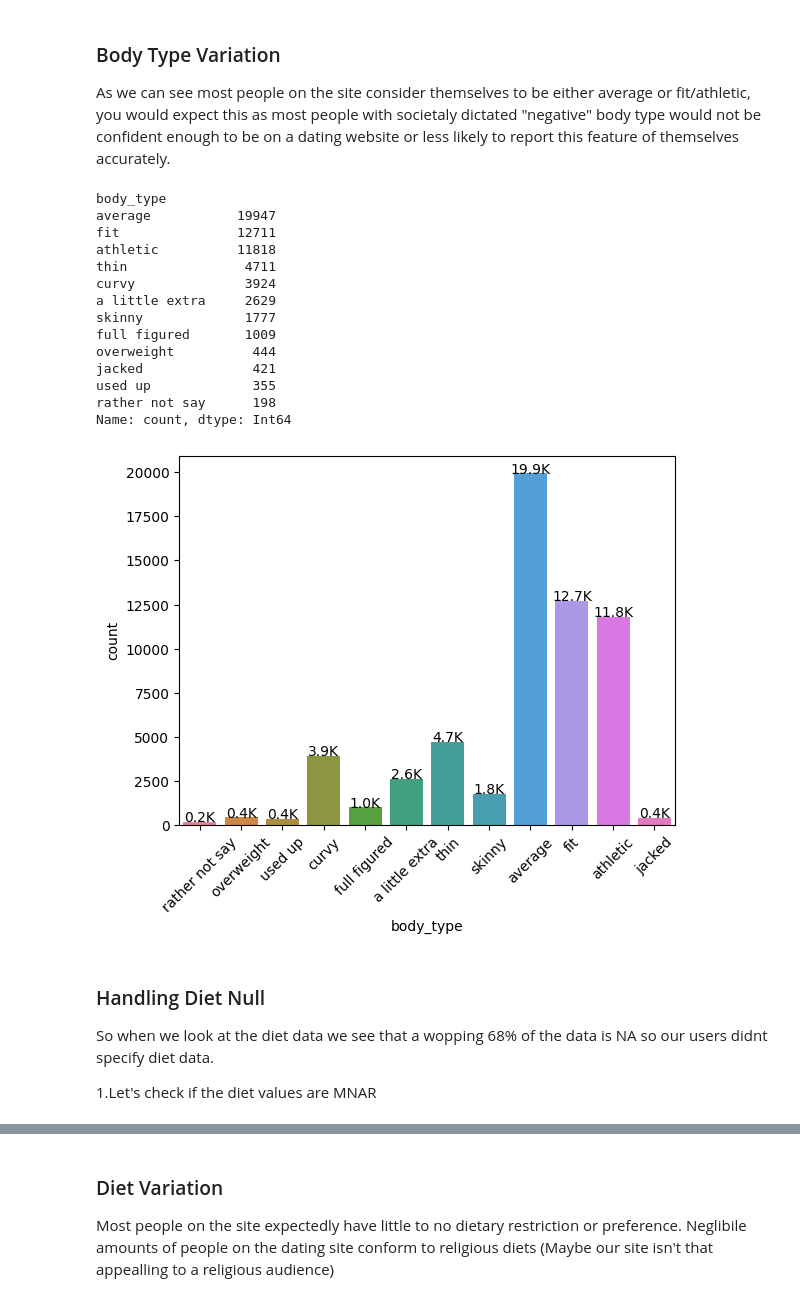
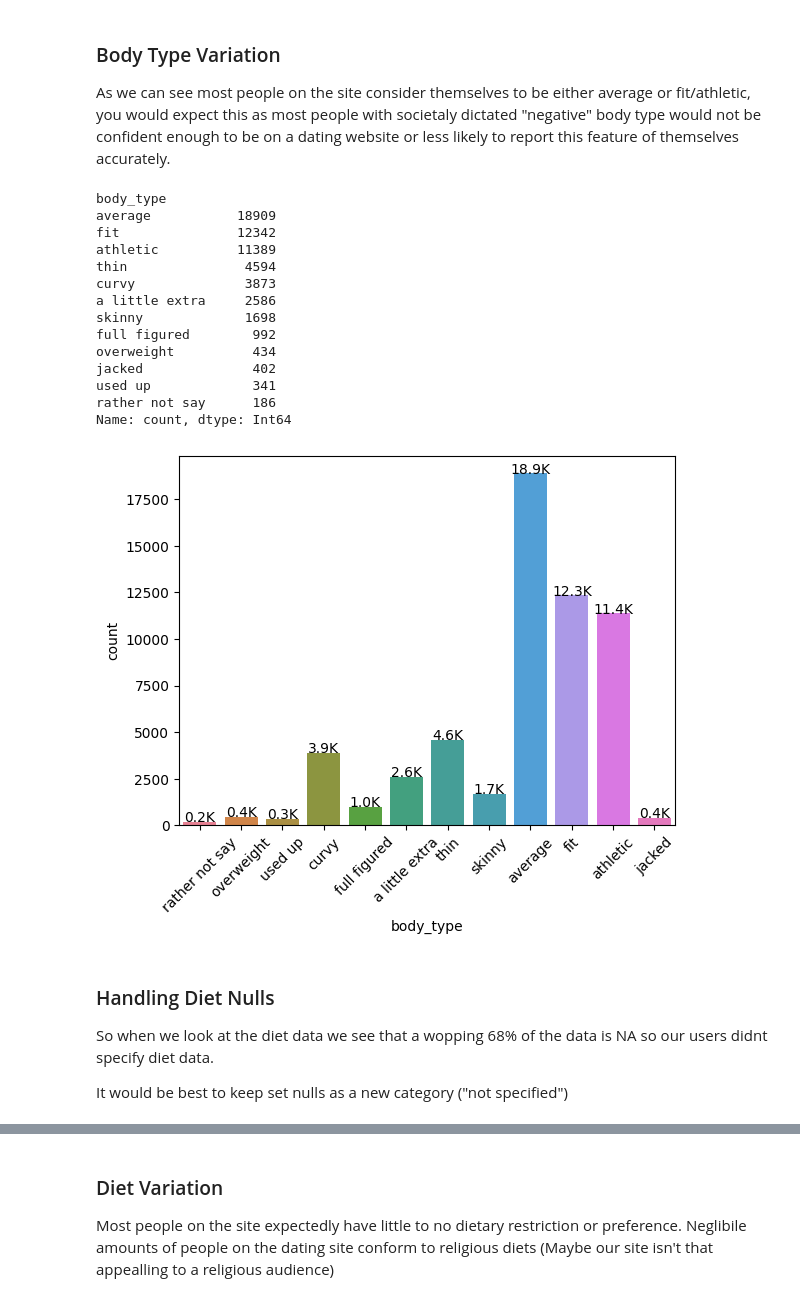
Before and after one commit to BinaryBite/Date-a-scientist, a Jupyter notebook: date-a-scientist.ipynb, the cells around one changed output, grey strips where cells are left out. Saved outputs shown, nothing was run; the diff lists cells and outputs as text; code cells hidden in the pictures.

```diff
--- a/date-a-scientist.ipynb
+++ b/date-a-scientist.ipynb
@@ -148,0 +612,4 @@ p['body_type'] = p['body_type'].fillna('average')
+# %%
+df['diet'] = df['diet'].fillna('missing')
+# %%
+df.drop(columns = ['offspring'], inplace = True)
@@ -148,0 +645,4 @@ p['body_type'] = p['body_type'].fillna('average')
+# %%
+#ages above 100 are removed
+df = df[df["age"] <= 100]
+df['age'].describe() #resulting distribution looks a lot more realistic
@@ -148,0 +685,3 @@ p['body_type'] = p['body_type'].fillna('average')
+# %%
+df = df[df["height"] >= 40]
+df['height'].describe()
@@ -151,45 +723,45 @@ p['body_type'] = p['body_type'].fillna('average')
 
 As we can see most people on the site consider themselves to be either average or fit/athletic, you would expect this as most people with societaly dictated "negative" body type would not be confident enough to be on a dating website or less likely to report this feature of themselves accurately.
 # %%
-p['body_type'].value_counts(dropna = False)
+df['body_type'].value_counts(dropna = False)
 # %% [output]
 body_type
-average           19947
-fit               12711
-athletic          11818
-thin               4711
-curvy              3924
-a little extra     2629
-skinny             1777
-full figured       1009
-overweight          444
-jacked              421
-used up             355
-rather not say      198
+average           18909
+fit               12342
+athletic          11389
+thin               4594
+curvy              3873
+a little extra     2586
+skinny             1698
+full figured        992
+overweight          434
+jacked              402
+used up             341
+rather not say      186
 Name: count, dtype: Int64
 # %%
 #My order is based on my own determination of a logical order for the available values for body_type based on my own perception of less fit to most fit
 my_order = ['rather not say', 'overweight', 'used up', 'curvy', 'full figured', 'a little extra', 'thin', 'skinny', 'average', 'fit', 'athletic', 'jacked']
-ax = sns.countplot(data = p, x = 'body_type', hue = 'body_type', order = my_order, hue_order = my_order)
+ax = sns.countplot(data = df, x = 'body_type', hue = 'body_type', order = my_order, hue_order = my_order)
 
 #Just wanted to put in the count values on top of each bar so as to better interpret the data for ease of interpretability. This is all done in 1000s points for fit.
 for axi in ax.patches:
     height = axi.get_height()
     ax.text(axi.get_x()+axi.get_width()/2.,
             height + 3,
             f'{round(axi.get_height() / 1000, 1)}K',
             ha="center")
 
 #rotate labels for no overlap
 locs, labels = plt.xticks()
 plt.setp(labels, rotation=45)
 
 plt.show()
 # %% [output]
-[figure, old version]
+[figure, new version]
 # %% [markdown]
-### Handling Diet Null
+### Handling Diet Nulls
 
 So when we look at the diet data we see that a wopping 68% of the data is NA so our users didnt specify diet data.
 
-1.Let's check if the diet values are MNAR
+It would be best to keep set nulls as a new category ("not specified")
```
Also changed, not shown: parts of 110 cells of this notebook, 1 other file.
